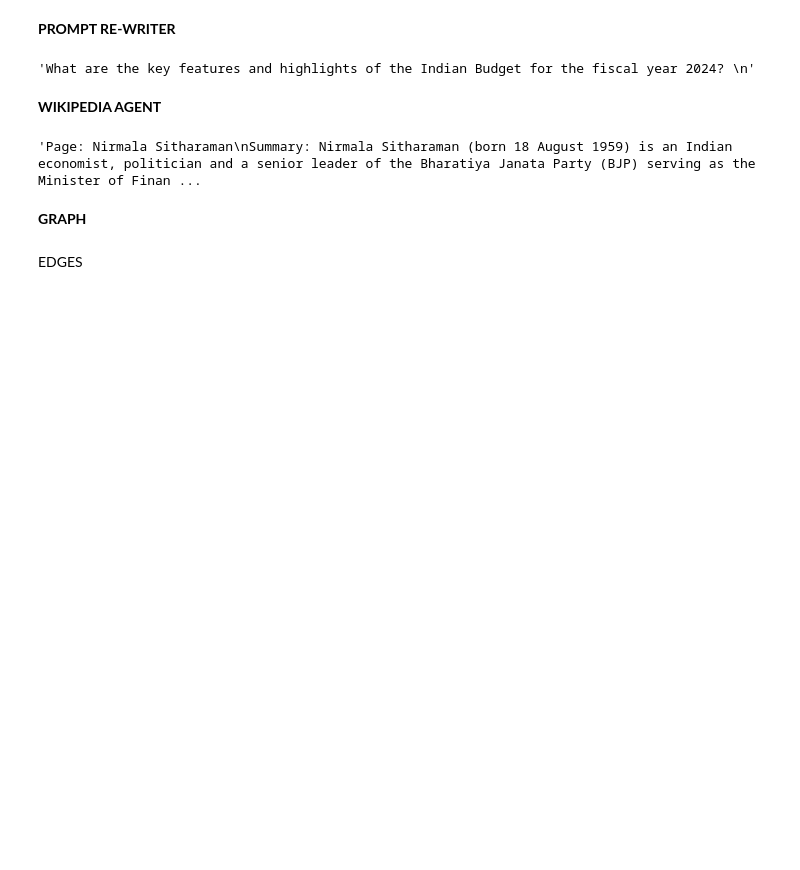
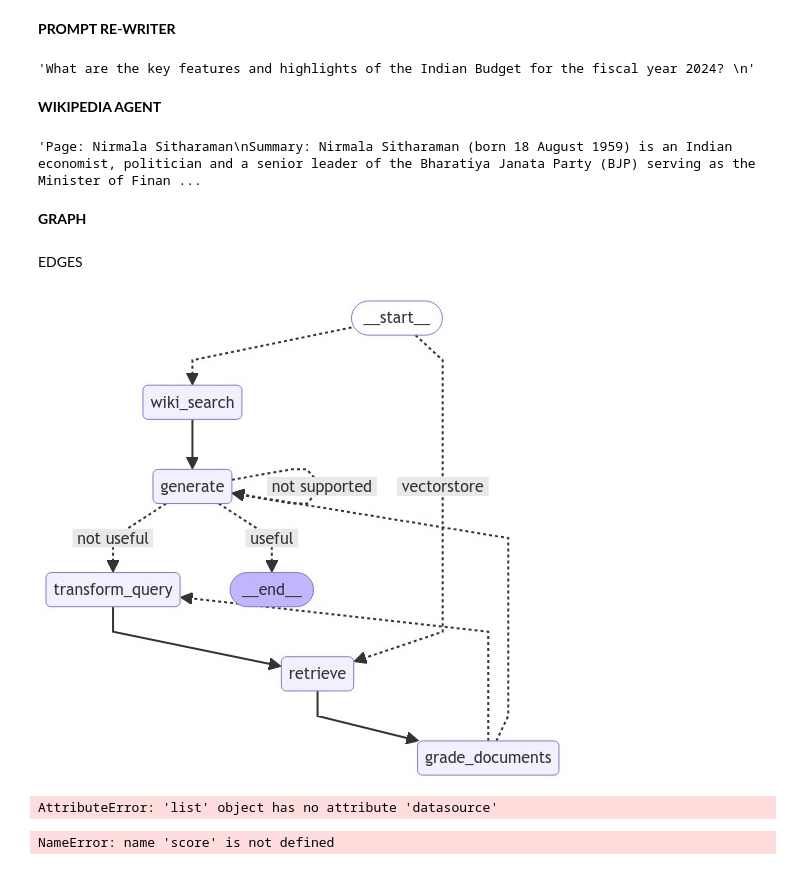
Before and after one commit to Ash2809/Langgrapth-RAG, a Jupyter notebook: bot.ipynb, the cells around one changed output. Cells and saved outputs as stored; diff of their text form; code cells hidden in the pictures; blank space fills up the shorter version.

```diff
--- a/bot.ipynb
+++ b/bot.ipynb
@@ -231,7 +250,11 @@ def grade_documents(state):
     filtered_docs = []
     for d in documents:
         score = retrieval_grader.invoke(d.page_content)
-        if score == "yes":#IF THE DOCUMENT IS RELEVANT
+
+        for item in score:
+            score_value = item['args']['binary_score']
+
+        if score_value == "yes":#IF THE DOCUMENT IS RELEVANT
             filtered_docs.append(d)
         else:
             continue
@@ -267,0 +333,60 @@ def route_question(state):
+# %%
+workflow.add_conditional_edges(
+    START,
+    route_question,
+    {
+        "wiki_search": "wiki_search",
+        "vectorstore": "retrieve",
+    },
+)
+workflow.add_edge("wiki_search", "generate")
+workflow.add_edge("retrieve", "grade_documents")
+workflow.add_conditional_edges(
+    "grade_documents",
+    decide_to_generate,
+    {
+        "transform_query": "transform_query",
+        "generate": "generate",
+    },
+)
+workflow.add_edge("transform_query", "retrieve")
+workflow.add_conditional_edges(
+    "generate",
+    grade_generation_v_documents_and_question,
+    {
+        "not supported": "generate",
+        "useful": END,
+        "not useful": "transform_query",
+    },
+)
+
+app = workflow.compile()
+# %%
+from IPython.display import Image, display
+
+try:
+    display(Image(app.get_graph().draw_mermaid_png()))
+except Exception:
+    pass
+# %% [output]
+[figure, added]
+# %%
+inputs = {
+    "question": "Tell me about Sharukh Khan?"
+}
+for output in app.stream(inputs):
+    for key, value in output.items():
+        # Node
+        pprint(f"Node '{key}':")
+        # Optional: print full state at each node
+        # pprint.pprint(value["keys"], indent=2, width=80, depth=None)
+    pprint("\n---\n")
+
+# Final generation
+pprint(value["generation"])
+# %% [output]
+AttributeError: 'list' object has no attribute 'datasource'
+# %%
+score[0]['args']['binary_score']
+# %% [output]
+NameError: name 'score' is not defined
```
Also changed, not shown: parts of 8 cells of this notebook.
